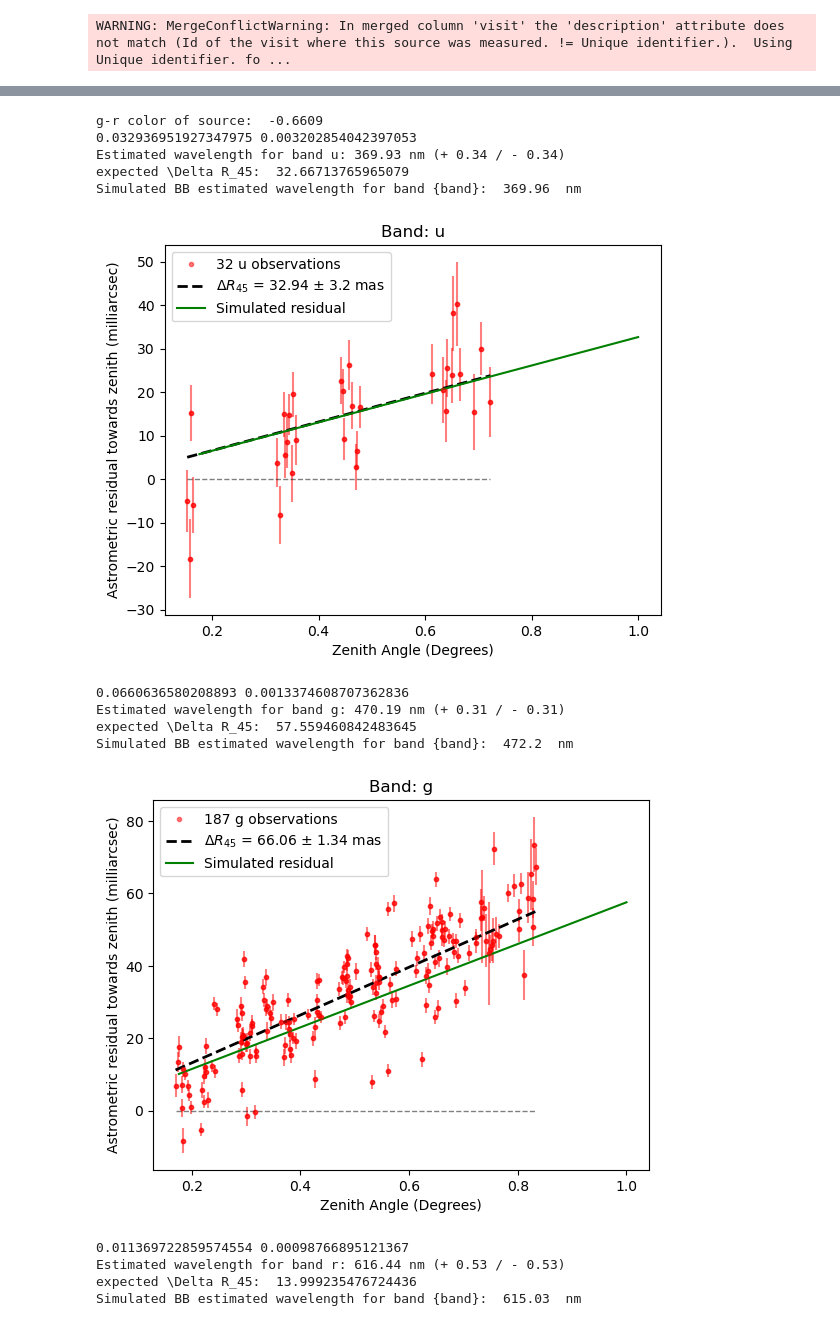
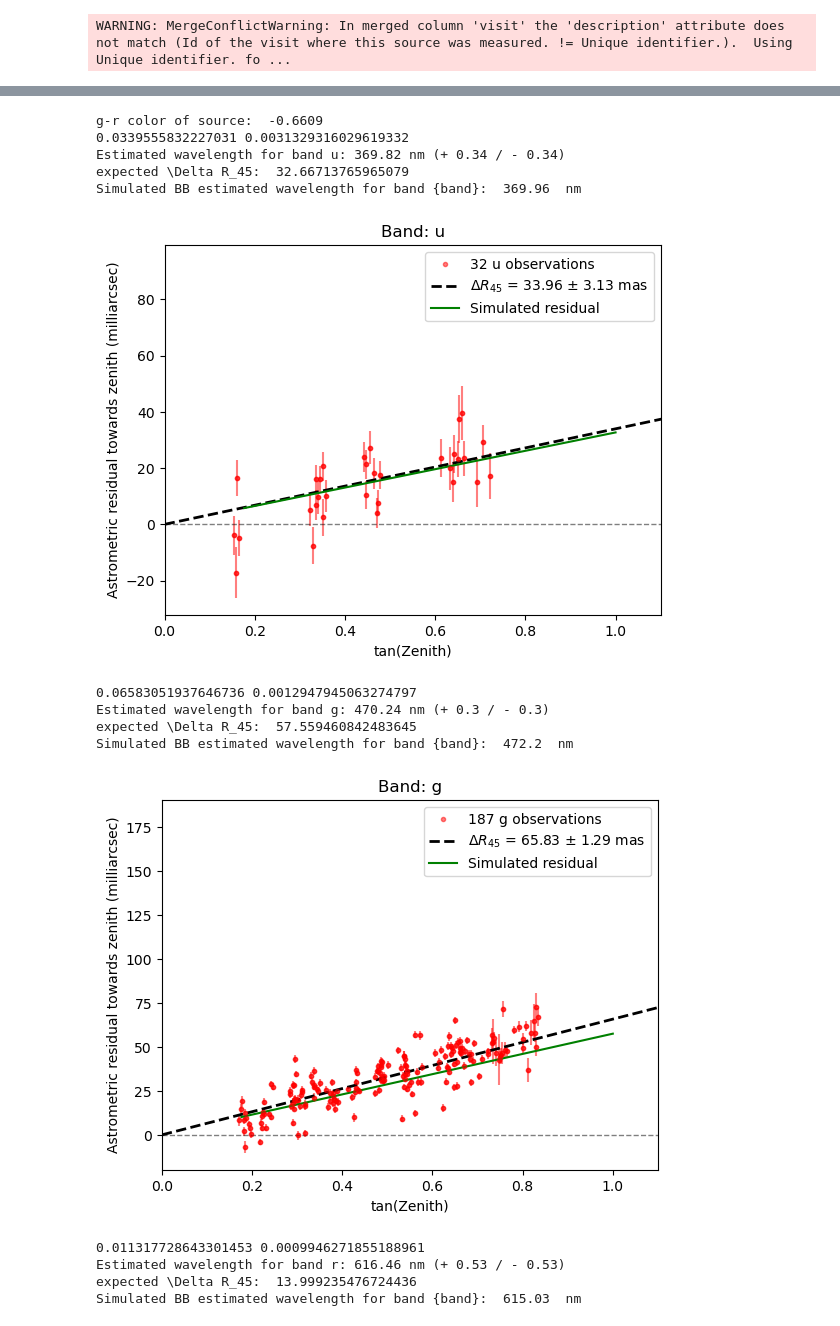
Before and after one commit to LSSTDESC/DifferentialCR, a Jupyter notebook: DCR_in_DP1.ipynb, the cells around one changed output, grey strips where cells are left out. Saved outputs shown, nothing was run; the diff lists cells and outputs as text; code cells hidden in the pictures.

```diff
--- a/DCR_in_DP1.ipynb
+++ b/DCR_in_DP1.ipynb
@@ -393,6 +655,21 @@ for band in 'ugrizy':
+# %%
+# Pick a center and calculate the final dR and dR err, add them to the master table
+
+par = np.array(master['q'])
+ra = np.array(master['ra_1'])
+dec = np.array(master['dec_1'])
+raErr = np.array(master['raErr'])
+decErr = np.array(master['decErr'])
+ra_dec_Cov = np.array(master['ra_dec_Cov'])
+
+dR, dR_err, finite_mask = compute_dR_and_err(centerest2[0], centerest2[1], ra, dec, par, raErr, decErr, ra_dec_Cov)
+
+master['dR'] = dR
+master['dR_err'] = dR_err
 # %%
-# Recreate the plots above but add a simulated model of the residuals
+# Generate a model of the expected DCR
 # The model uses a blackbody SED of a specified temperature as the source, and a second blackbody SED of a different temperature as the reference
+# Plot the residuals in each band with a best-fit model and the expected model
 
 
 from astropy.modeling.models import BlackBody
@@ -402,6 +679,10 @@ from utils import BB, apply_filter
 from utils import apply_DCR, weighted_avg_and_std
 
 
+def dR_model(z, c):
+    return c * np.tan(z * np.pi/180)
+
+
 # Define the source and reference temperatures:
 source_temperature = 15000 #K
 reference_temperature = 5000 #K
@@ -409,7 +690,9 @@ reference_temperature = 5000 #K
 
 wavelengths = np.linspace(300, 1100, 1000) # nm #np.logspace(np.log10(3050), np.log10(11400), num=1000) # Angstroms
 
+# Plot the model SEDs
 plt.plot(wavelengths, BB(wavelengths, source_temperature, 1e-9), 'k-', label = f'{source_temperature} K BB SED')
+plt.plot(wavelengths, BB(wavelengths, reference_temperature, 1e-7), 'k--', label = f'{reference_temperature} K BB SED')
 
 filtered_bb = {}
 Flux = {}
@@ -428,7 +711,6 @@ plt.close()
 
 gr_color = -2.5 * np.log10(Flux['g'] / Flux['r'])
 print('g-r color of source: ', np.round(gr_color, 4))
-
 
 
 # Calculate the DCR effect for a range of zenith angles
@@ -469,6 +751,8 @@ for zenith in zeniths:
 from wavelength_estimate import generate_templates, estimate_mean_wave
 templates = generate_templates(reference_temperature = 4500, sigma = 100, gaussian = False)
 
+
+
 # Plot the model results on top of the data
 
 for band in 'ugrizy':
@@ -476,7 +760,7 @@ for band in 'ugrizy':
 
 
     #add another band mask to throw out large errors
-    error_mask = master['r_err']<  100 / ( 3600 * 10**3)# degrees
+    error_mask = master['dR_err']<  100 / ( 3600 * 10**3)# degrees
     band_mask = band_mask & error_mask
 
 
@@ -487,8 +771,8 @@ for band in 'ugrizy':
         z = np.arccos(1 / airmass) * 180 / np.pi
         tanz = np.tan(z * np.pi/180)
 
-        dR = master['r_temp'][band_mask]
-        dR_err = master['r_err'][band_mask]
+        dR = master['dR'][band_mask] #master['r_temp'][band_mask]
+        dR_err =master['dR_err'][band_mask] #master['r_err'][band_mask]
 
         popt, pcov = curve_fit(dR_model, z, dR, sigma = dR_err, p0 = [0])
         perr = np.sqrt(np.diag(pcov))
@@ -506,16 +790,17 @@ for band in 'ugrizy':
         plt.plot(tanz, dR * 3600 * 10**3,  ls = '', marker = '.', alpha = 0.5, color = 'r', label = f'{len(dR)} {band} observations') #label = f'Source:  {np.round(center_ra, 4)}, {np.round(center_dec, 4)}')
         plt.errorbar(tanz, dR * 3600 * 10**3, yerr = dR_err * 3600 * 10**3, ls = '', marker = '.', alpha = 0.5, color = 'r')
 
-        z_temp = np.linspace(min(z), max(z), 20)
+        z_temp = np.linspace(0, 70, 20)
         tanz_temp = np.tan(z_temp * np.pi/180)
         plt.plot(tanz_temp, dR_model(z_temp, *popt) * 3600 * 10**3, 'k--', linewidth = 2, label = rf'$\Delta R_{{45}}$ = {np.round(popt[0]*3600*1000, 2)} $\pm$ {np.round(perr[0]*3600*1000, 2)} mas')#'Trendline: A tan(z)')
         plt.plot(tanz_temp, np.zeros(len(z_temp)) * 3600 * 10**3, 'k--', alpha = 0.5, linewidth = 1) #, label = 'Flat')
         plt.plot(np.tan(zeniths * np.pi/180), model_dR[band] * 10**3 , 'g-', label = f'Simulated residual') #{source_temperature} K star (reference: {reference_temperature} K star)')
 
         plt.title(f'Band: {band}')
-        plt.xlabel('Zenith Angle (Degrees)')
+        plt.xlabel('tan(Zenith)')
         plt.ylabel('Astrometric residual towards zenith (milliarcsec)')
         plt.legend()
+        plt.xlim(0, 1.1)
 
         # plt.savefig(f'scrap/dp1_dcr_model_fit_{band}.pdf')
 
@@ -526,15 +811,15 @@ for band in 'ugrizy':
 g-r color of source:  -0.6609
-0.032936951927347975 0.003202854042397053
-Estimated wavelength for band u: 369.93 nm (+ 0.34 / - 0.34)
+0.0339555832227031 0.0031329316029619332
+Estimated wavelength for band u: 369.82 nm (+ 0.34 / - 0.34)
 expected \Delta R_45:  32.66713765965079
 Simulated BB estimated wavelength for band {band}:  369.96  nm
-[figure, old version]
+[figure, new version]
-0.0660636580208893 0.0013374608707362836
-Estimated wavelength for band g: 470.19 nm (+ 0.31 / - 0.31)
+0.06583051937646736 0.0012947945063274797
+Estimated wavelength for band g: 470.24 nm (+ 0.3 / - 0.3)
 expected \Delta R_45:  57.559460842483645
 Simulated BB estimated wavelength for band {band}:  472.2  nm
-[figure, old version]
+[figure, new version]
-0.011369722859574554 0.00098766895121367
-Estimated wavelength for band r: 616.44 nm (+ 0.53 / - 0.53)
+0.011317728643301453 0.0009946271855188961
+Estimated wavelength for band r: 616.46 nm (+ 0.53 / - 0.53)
 expected \Delta R_45:  13.999235476724436
 Simulated BB estimated wavelength for band {band}:  615.03  nm
```
Also changed, not shown: parts of 10 cells of this notebook, 2 other files.
